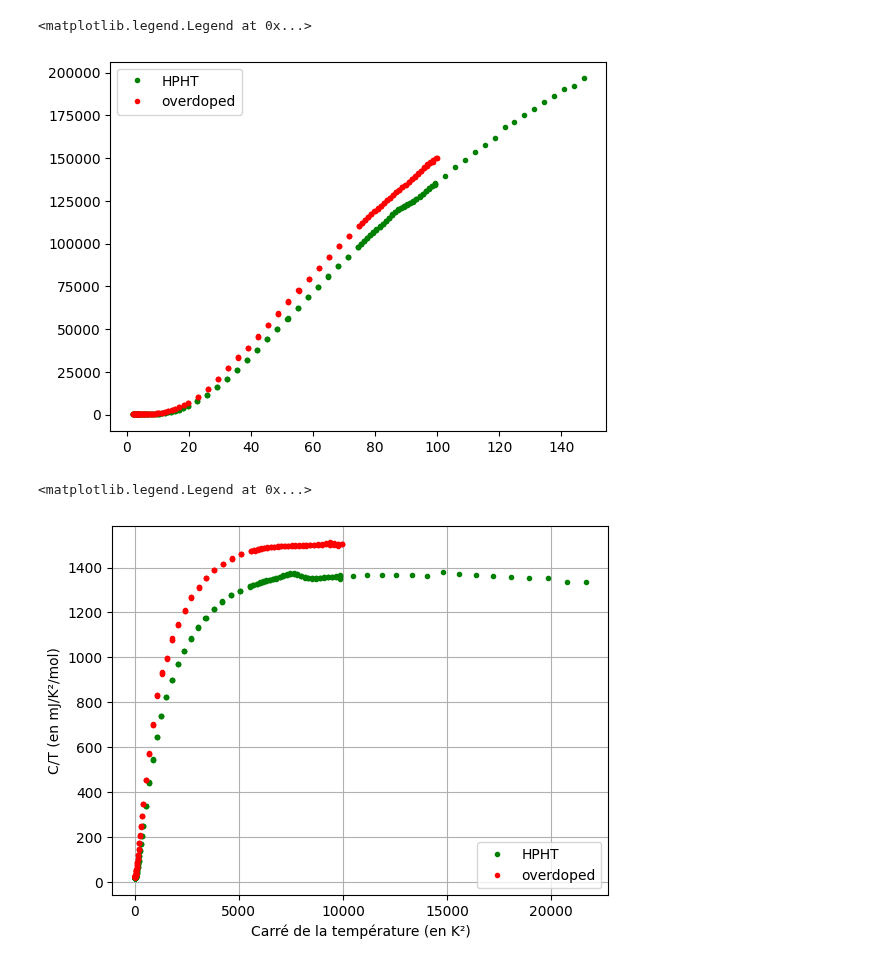
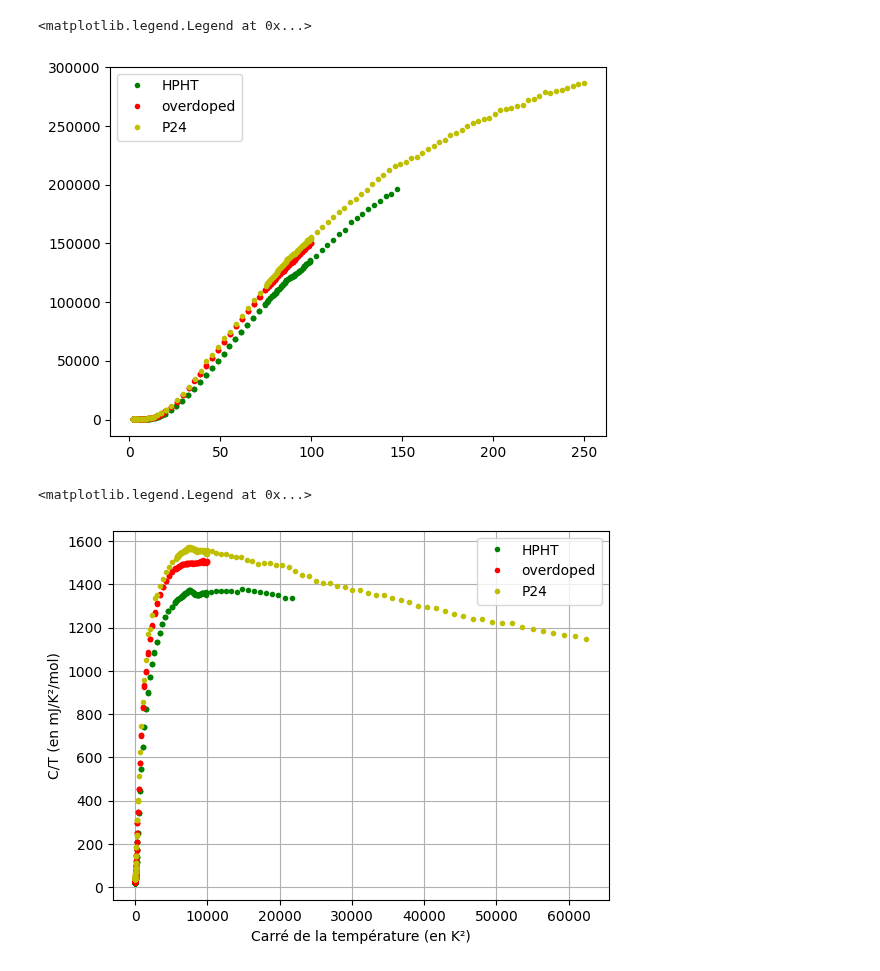
Before and after one commit to Gamal-on/YBCO, a Jupyter notebook: plot_data.ipynb, the cells around one changed output. Drawn from its saved outputs; the diff is of its cells as text; code cells hidden in the pictures.

```diff
--- a/plot_data.ipynb
+++ b/plot_data.ipynb
@@ -14,20 +12,21 @@ ValueError: operands could not be broadcast together with shapes (216,) (199,)
 plt.figure()
 plt.plot(cnt.temperature_HPHT, cnt.sample_HC_HPHT, ".g", label="HPHT")
 plt.plot(cnt.temperature_ISIS,cnt.sample_HC_ISIS, ".r", label="overdoped")
+plt.plot(cnt.temperature_P24, cnt.sample_HC_P24,".y", label="P24")
 plt.legend()
 # %% [output]
 <matplotlib.legend.Legend at 0x...>
-[figure, old version]
+[figure, new version]
 # %%
 plt.figure()
 plt.plot(cnt.squared_temperature_HPHT, cnt.hc_div_temp_HPHT, ".g", label="HPHT")
 plt.plot(cnt.squared_temperature_ISIS,cnt.hc_div_temp_ISIS, ".r", label="overdoped")
-pl
+plt.plot(cnt.squared_temperature_P24, cnt.hc_div_temp_P24, "y.", label="P24")
 plt.grid(True)
 plt.xlabel("Carré de la température (en K²)")
 plt.ylabel("C/T (en mJ/K²/mol)")
 plt.legend()
 # %% [output]
 <matplotlib.legend.Legend at 0x...>
-[figure, old version]
+[figure, new version]
 # %%
```
Also changed, not shown: parts of 3 cells of this notebook, 3 other files.
